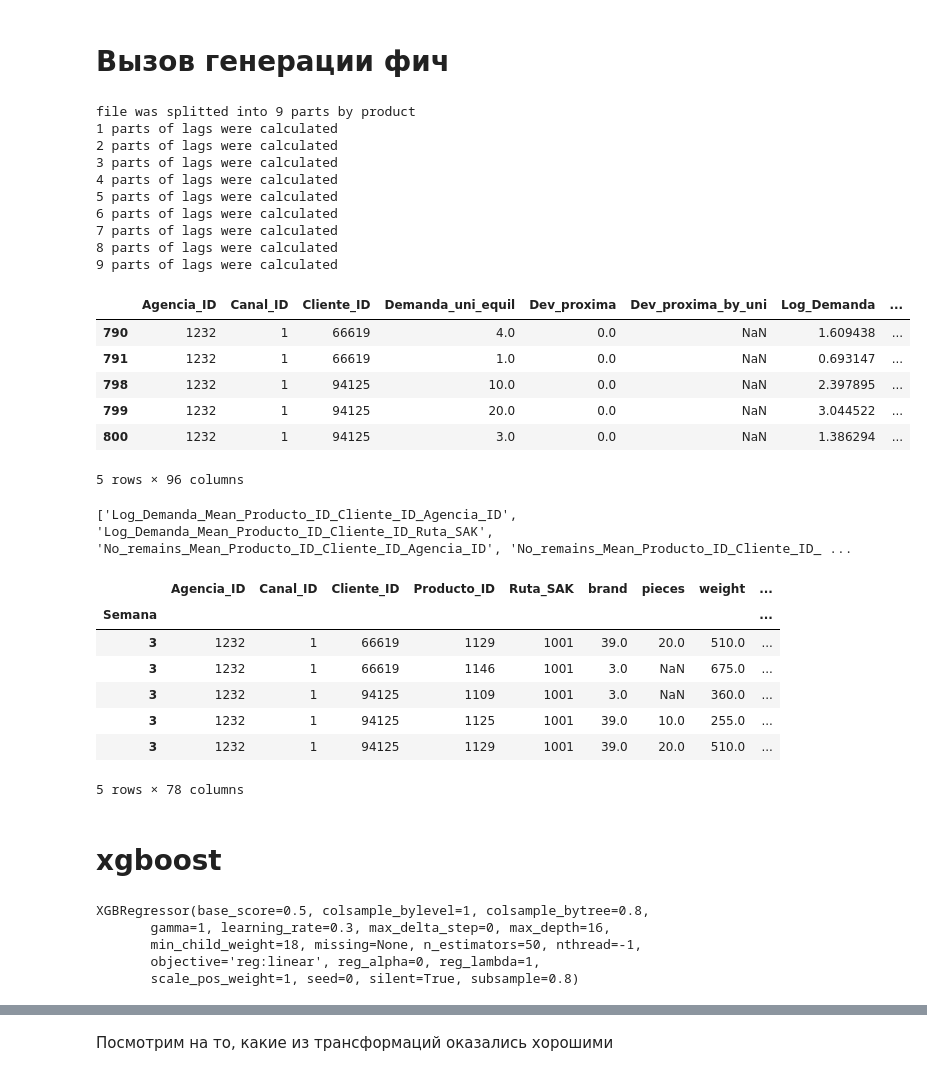
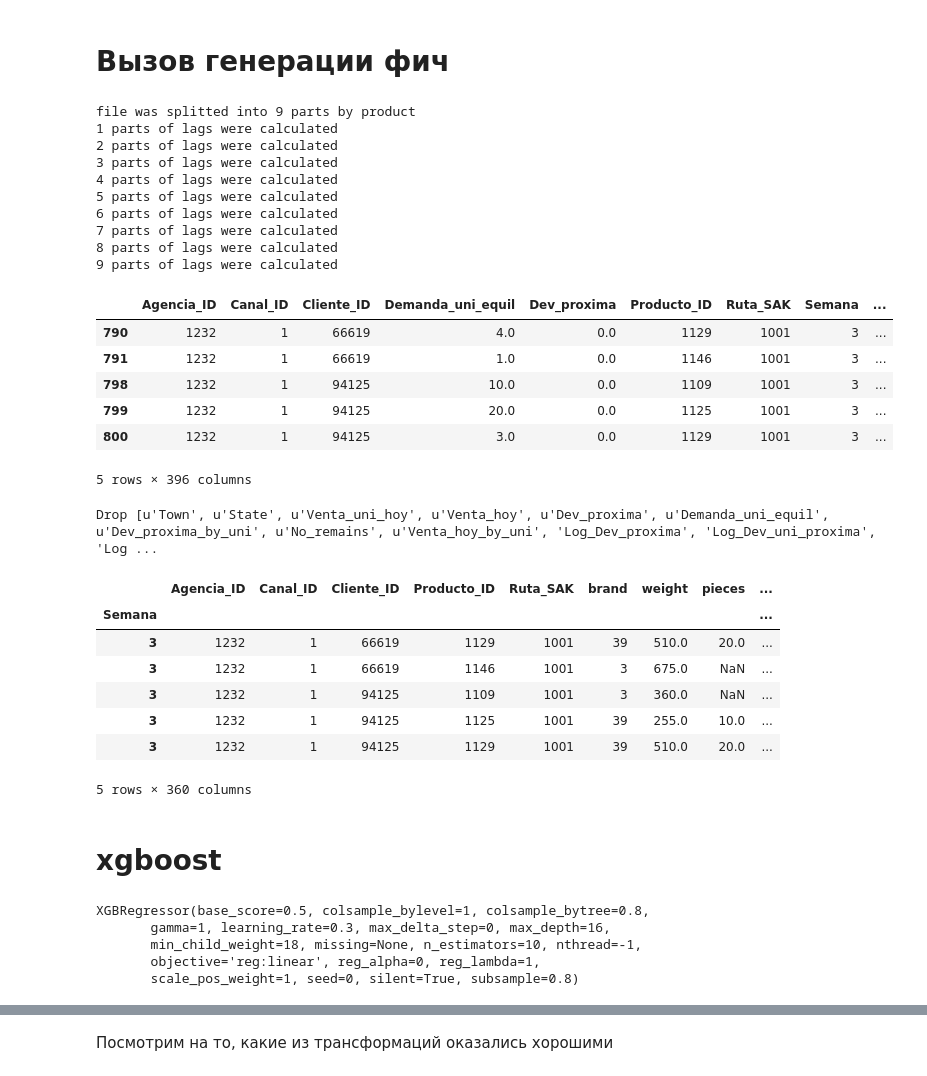
Before and after one commit to ValIlya/KB, a Jupyter notebook: releases/release_v03/feature_test.ipynb, the cells around one changed output, grey strips where cells are left out. Saved outputs shown, nothing was run; the diff lists cells and outputs as text; code cells hidden in the pictures.

```diff
--- a/releases/release_v03/feature_test.ipynb
+++ b/releases/release_v03/feature_test.ipynb
@@ -28,26 +36,26 @@ Populating the interactive namespace from numpy and matplotlib
 # %%
-reload(pts)
+reload(pad)
 
-data = pts.preproc(states=['Queretaro de Arteaga'])
+data = pad.preproc(states=['Queretaro de Arteaga'])
 data.head()
 # %% [output]
 file was splitted into 9 parts by product
 1 parts of lags were calculated
 2 parts of lags were calculated
 3 parts of lags were calculated
 4 parts of lags were calculated
 5 parts of lags were calculated
 6 parts of lags were calculated
 7 parts of lags were calculated
 8 parts of lags were calculated
 9 parts of lags were calculated
-|  | Agencia_ID | Canal_ID | Cliente_ID | Demanda_uni_equil | Dev_proxima | Dev_proxima_by_uni | Log_Demanda | ... |
-| 790 | 1232 | 1 | 66619 | 4.0 | 0.0 | NaN | 1.609438 | ... |
-| 791 | 1232 | 1 | 66619 | 1.0 | 0.0 | NaN | 0.693147 | ... |
-| 798 | 1232 | 1 | 94125 | 10.0 | 0.0 | NaN | 2.397895 | ... |
-| 799 | 1232 | 1 | 94125 | 20.0 | 0.0 | NaN | 3.044522 | ... |
-| 800 | 1232 | 1 | 94125 | 3.0 | 0.0 | NaN | 1.386294 | ... |
+|  | Agencia_ID | Canal_ID | Cliente_ID | Demanda_uni_equil | Dev_proxima | Producto_ID | Ruta_SAK | Semana | ... |
+| 790 | 1232 | 1 | 66619 | 4.0 | 0.0 | 1129 | 1001 | 3 | ... |
+| 791 | 1232 | 1 | 66619 | 1.0 | 0.0 | 1146 | 1001 | 3 | ... |
+| 798 | 1232 | 1 | 94125 | 10.0 | 0.0 | 1109 | 1001 | 3 | ... |
+| 799 | 1232 | 1 | 94125 | 20.0 | 0.0 | 1125 | 1001 | 3 | ... |
+| 800 | 1232 | 1 | 94125 | 3.0 | 0.0 | 1129 | 1001 | 3 | ... |
-5 rows × 96 columns
+5 rows × 396 columns
 # %%
 cur_week_features = [u'Town', u'State', u'Venta_uni_hoy', u'Venta_hoy', u'Dev_uni_proxima',
        u'Dev_proxima', u'Demanda_uni_equil', u'Dev_proxima_by_uni', u'No_remains',
@@ -56,8 +64,8 @@ cur_week_features = [x for x in cur_week_features if x in data.columns]
 
 
 means_by_split = [x for x in data.columns if 'Mean' in x and not(x[-2] == '_' or x[-4:] == 'mean')] #its mean, its not a lag
-print(means_by_split)
 data_for_model = data.drop(cur_week_features + means_by_split, axis=1).set_index(u'Semana')
+print('Drop', str(cur_week_features+ means_by_split))
 
 X_train = data_for_model.loc[list(range(3,8)),:].drop('Log_Demanda', axis=1)
 y_train = data_for_model.loc[list(range(3,8)),:]['Log_Demanda']
@@ -65,15 +73,15 @@ X_test = data_for_model.loc[list(range(8,10)),:].drop('Log_Demanda', axis=1)
 y_test = data_for_model.loc[list(range(8,10)),:]['Log_Demanda']
 X_train.head()
 # %% [output]
-['Log_Demanda_Mean_Producto_ID_Cliente_ID_Agencia_ID', 'Log_Demanda_Mean_Producto_ID_Cliente_ID_Ruta_SAK', 'No_remains_Mean_Producto_ID_Cliente_ID_Agencia_ID', 'No_remains_Mean_Producto_ID_Cliente_ID_ ...
+Drop [u'Town', u'State', u'Venta_uni_hoy', u'Venta_hoy', u'Dev_proxima', u'Demanda_uni_equil', u'Dev_proxima_by_uni', u'No_remains', u'Venta_hoy_by_uni', 'Log_Dev_proxima', 'Log_Dev_uni_proxima', 'Log ...
-|  | Agencia_ID | Canal_ID | Cliente_ID | Producto_ID | Ruta_SAK | brand | pieces | weight | ... |
+|  | Agencia_ID | Canal_ID | Cliente_ID | Producto_ID | Ruta_SAK | brand | weight | pieces | ... |
 | Semana |  |  |  |  |  |  |  |  | ... |
-| 3 | 1232 | 1 | 66619 | 1129 | 1001 | 39.0 | 20.0 | 510.0 | ... |
-| 3 | 1232 | 1 | 66619 | 1146 | 1001 | 3.0 | NaN | 675.0 | ... |
-| 3 | 1232 | 1 | 94125 | 1109 | 1001 | 3.0 | NaN | 360.0 | ... |
-| 3 | 1232 | 1 | 94125 | 1125 | 1001 | 39.0 | 10.0 | 255.0 | ... |
-| 3 | 1232 | 1 | 94125 | 1129 | 1001 | 39.0 | 20.0 | 510.0 | ... |
+| 3 | 1232 | 1 | 66619 | 1129 | 1001 | 39 | 510.0 | 20.0 | ... |
+| 3 | 1232 | 1 | 66619 | 1146 | 1001 | 3 | 675.0 | NaN | ... |
+| 3 | 1232 | 1 | 94125 | 1109 | 1001 | 3 | 360.0 | NaN | ... |
+| 3 | 1232 | 1 | 94125 | 1125 | 1001 | 39 | 255.0 | 10.0 | ... |
+| 3 | 1232 | 1 | 94125 | 1129 | 1001 | 39 | 510.0 | 20.0 | ... |
-5 rows × 78 columns
+5 rows × 360 columns
 # %% [markdown]
 # xgboost
 # %%
@@ -87,18 +95,22 @@ param = {
  'gamma': 1,
  'max_depth': 16,
  'min_child_weight': 18,
- 'n_estimators': 50,
+ 'n_estimators': 10, # 100,
+#  'early_stopping_rounds': 10,
  'subsample': 0.8,
- 'colsample_bytree': 0.8
+ 'colsample_bytree': 0.8,
+#  'tree_method': 'approx',
+ 'nthread':-1
 }
 
 xgb_model = xgb.XGBRegressor()
 xgb_model.set_params(**param)
+
 xgb_model.fit(X_train, y_train)
 # %% [output]
 XGBRegressor(base_score=0.5, colsample_bylevel=1, colsample_bytree=0.8,
        gamma=1, learning_rate=0.3, max_delta_step=0, max_depth=16,
-       min_child_weight=18, missing=None, n_estimators=50, nthread=-1,
+       min_child_weight=18, missing=None, n_estimators=10, nthread=-1,
        objective='reg:linear', reg_alpha=0, reg_lambda=1,
        scale_pos_weight=1, seed=0, silent=True, subsample=0.8)
 # %%
```
Also changed, not shown: parts of 8 cells of this notebook, 3 other files.
